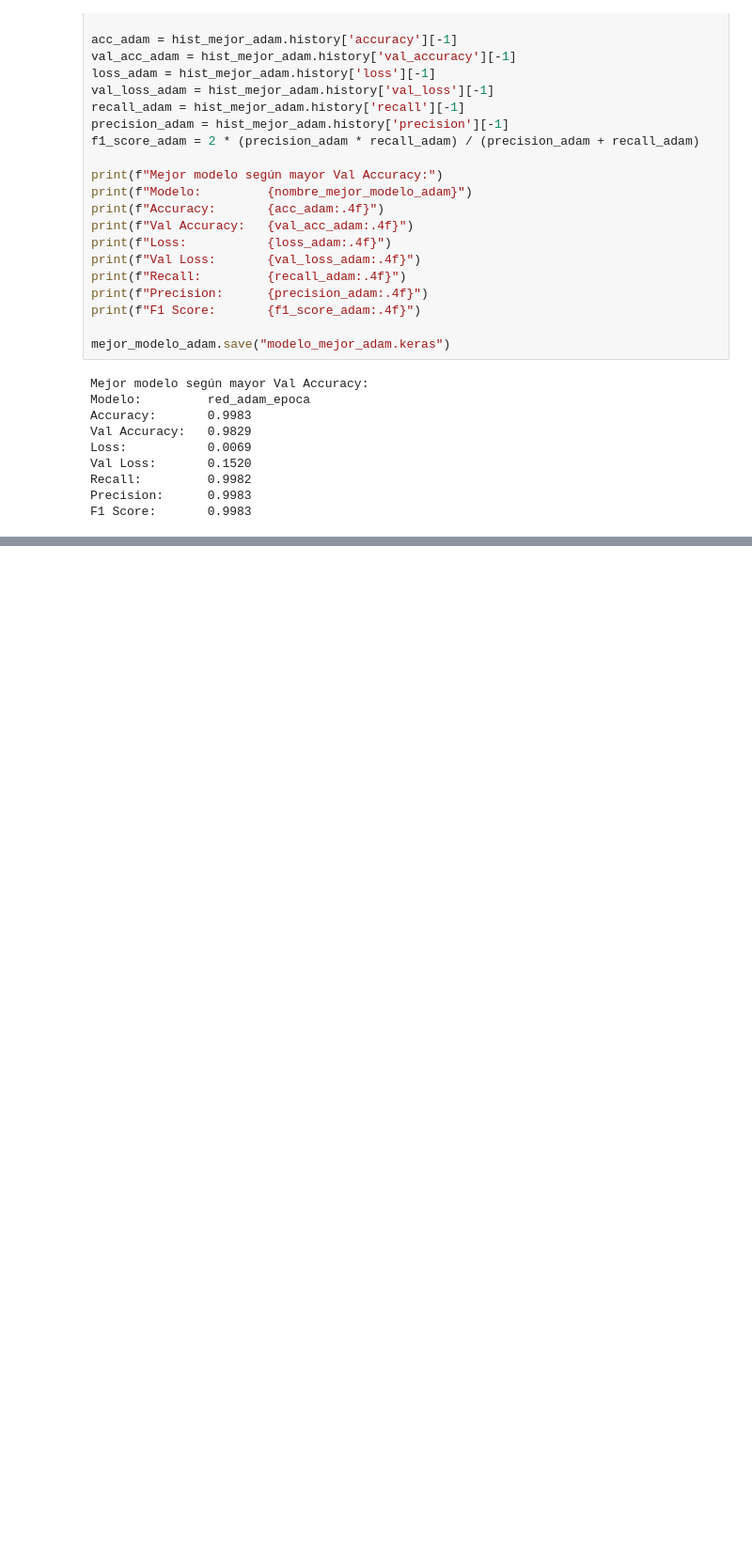
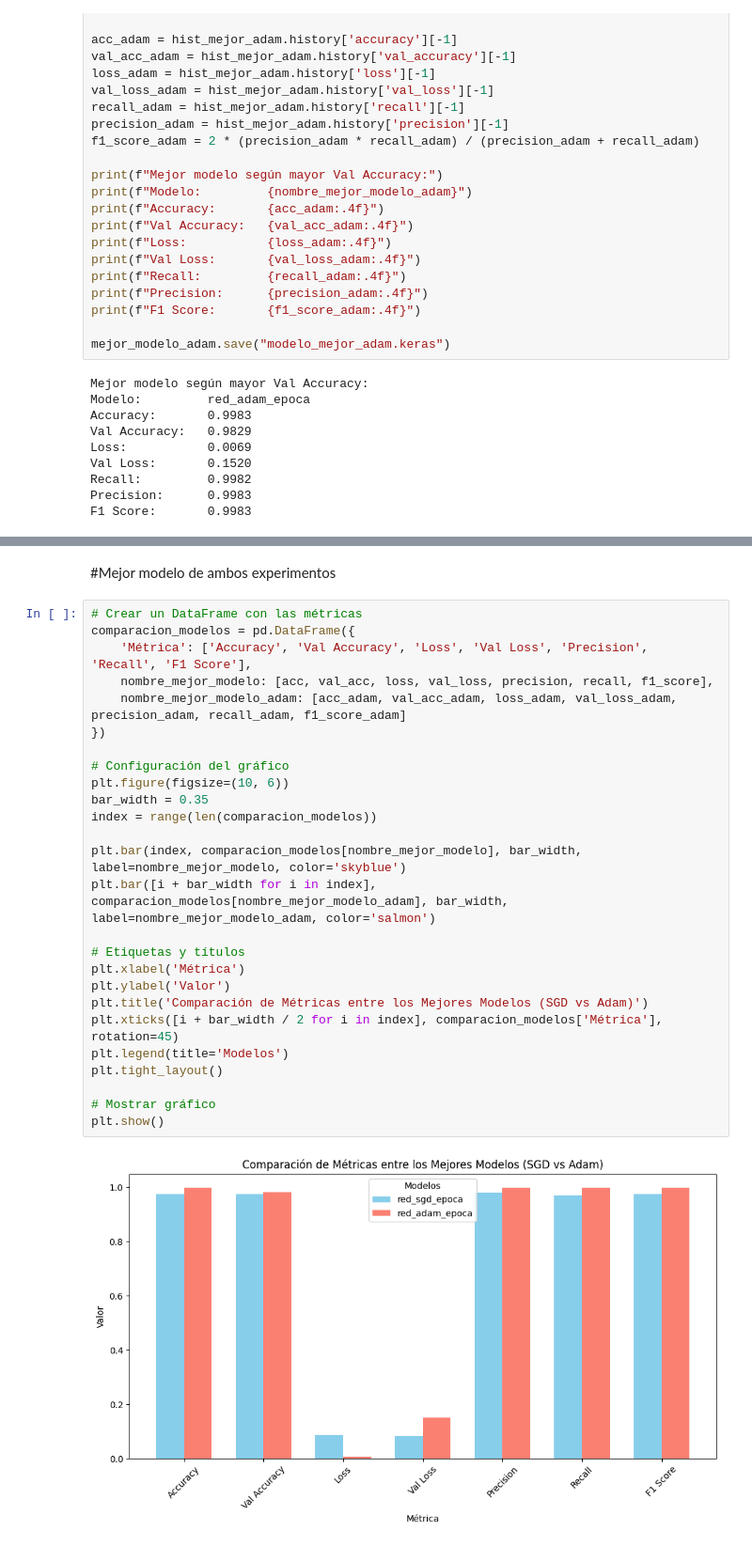
Before and after one commit to Nicolas-Nav/DeepLearning, a Jupyter notebook: DLY0100_Entrega_1_DeepLe_(2).ipynb, the cells around one changed output, grey strips where cells are left out. Shown at 94% size. Drawn from its saved outputs; the diff is of its cells as text; blank space fills up the shorter version.

Commit message:
mejor modelo

```diff
--- a/DLY0100_Entrega_1_DeepLe_(2).ipynb
+++ b/DLY0100_Entrega_1_DeepLe_(2).ipynb
@@ -1907,0 +1908,30 @@ Por estos motivos, red_adam_dropout es el candidato para pasar a producción o a
+# %% [markdown]
+#Mejor modelo de ambos experimentos
+# %%
+# Crear un DataFrame con las métricas
+comparacion_modelos = pd.DataFrame({
+    'Métrica': ['Accuracy', 'Val Accuracy', 'Loss', 'Val Loss', 'Precision', 'Recall', 'F1 Score'],
+    nombre_mejor_modelo: [acc, val_acc, loss, val_loss, precision, recall, f1_score],
+    nombre_mejor_modelo_adam: [acc_adam, val_acc_adam, loss_adam, val_loss_adam, precision_adam, recall_adam, f1_score_adam]
+})
+
+# Configuración del gráfico
+plt.figure(figsize=(10, 6))
+bar_width = 0.35
+index = range(len(comparacion_modelos))
+
+plt.bar(index, comparacion_modelos[nombre_mejor_modelo], bar_width, label=nombre_mejor_modelo, color='skyblue')
+plt.bar([i + bar_width for i in index], comparacion_modelos[nombre_mejor_modelo_adam], bar_width, label=nombre_mejor_modelo_adam, color='salmon')
+
+# Etiquetas y títulos
+plt.xlabel('Métrica')
+plt.ylabel('Valor')
+plt.title('Comparación de Métricas entre los Mejores Modelos (SGD vs Adam)')
+plt.xticks([i + bar_width / 2 for i in index], comparacion_modelos['Métrica'], rotation=45)
+plt.legend(title='Modelos')
+plt.tight_layout()
+
+# Mostrar gráfico
+plt.show()
+# %% [output]
+[figure, added]
```
Also changed, not shown: parts of 7 cells of this notebook.
